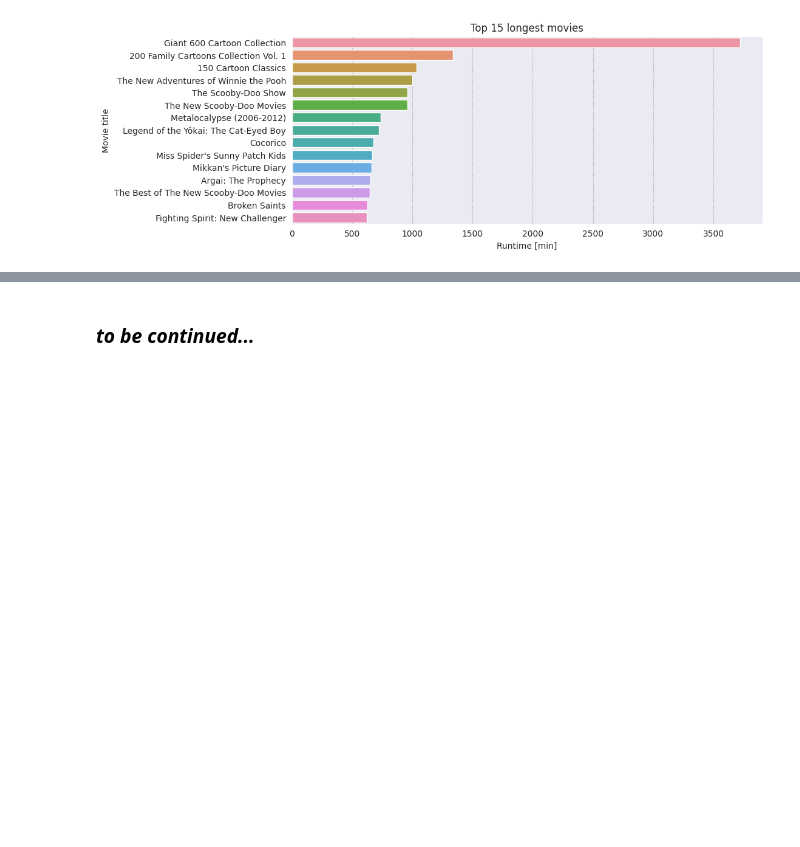
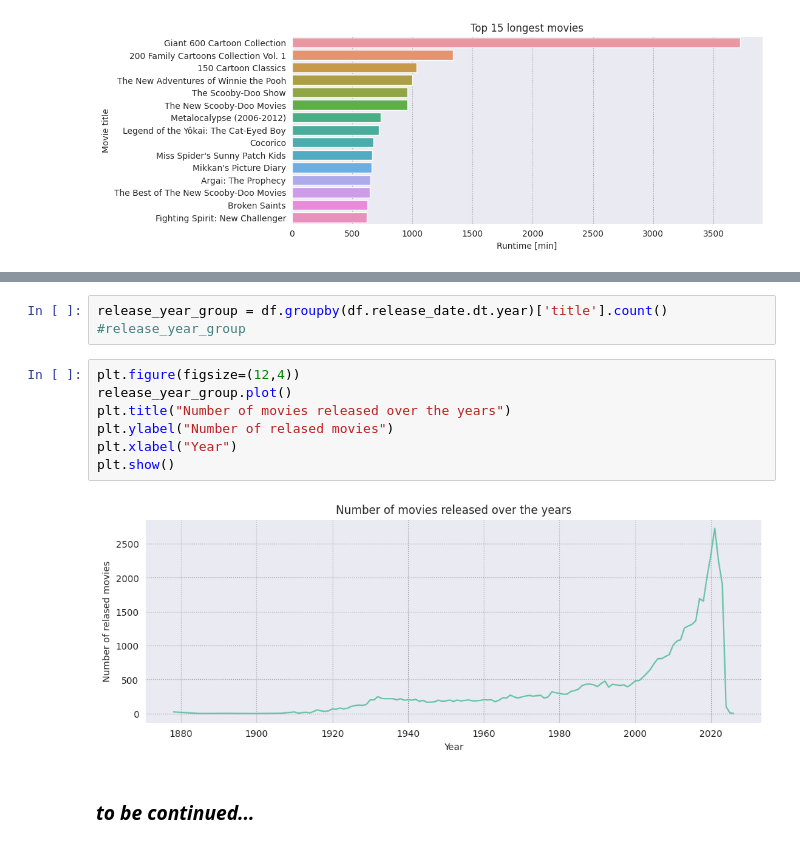
Before and after one commit to MartaSeidler/Kaggle_Animation_Movies, a Jupyter notebook: animation-movies-eda.ipynb, the cells around one changed output, grey strips where cells are left out. Saved outputs shown, nothing was run; the diff lists cells and outputs as text; blank space fills up the shorter version.

```diff
--- a/animation-movies-eda.ipynb
+++ b/animation-movies-eda.ipynb
@@ -187,2 +199,14 @@ plt.show()
+# %%
+release_year_group = df.groupby(df.release_date.dt.year)['title'].count()
+#release_year_group
+# %%
+plt.figure(figsize=(12,4))
+release_year_group.plot()
+plt.title("Number of movies released over the years")
+plt.ylabel("Number of relased movies")
+plt.xlabel("Year")
+plt.show()
+# %% [output]
+[figure, added]
 # %% [markdown]
 ### *to be continued...*
```
Also changed, not shown: parts of 3 cells of this notebook.
